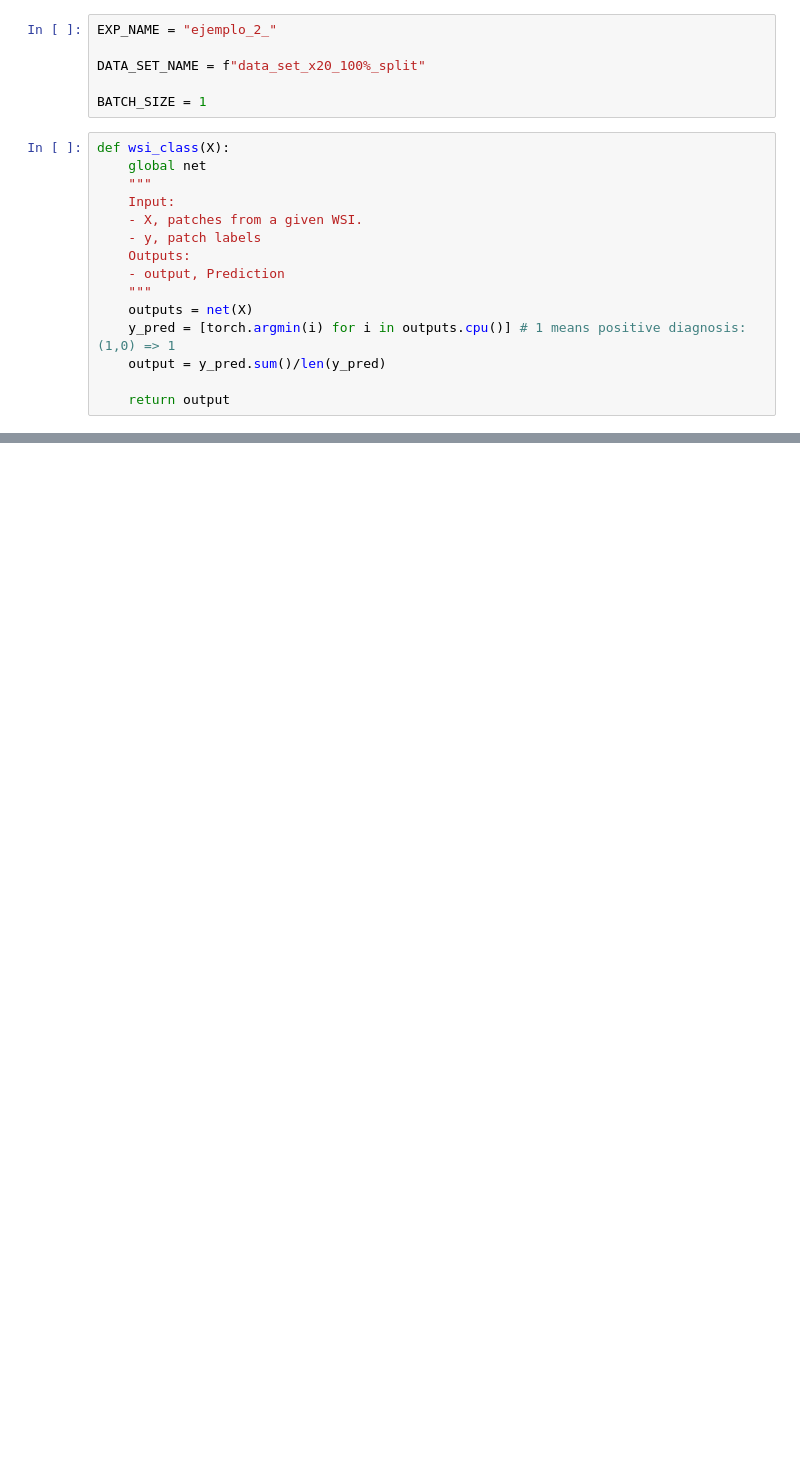
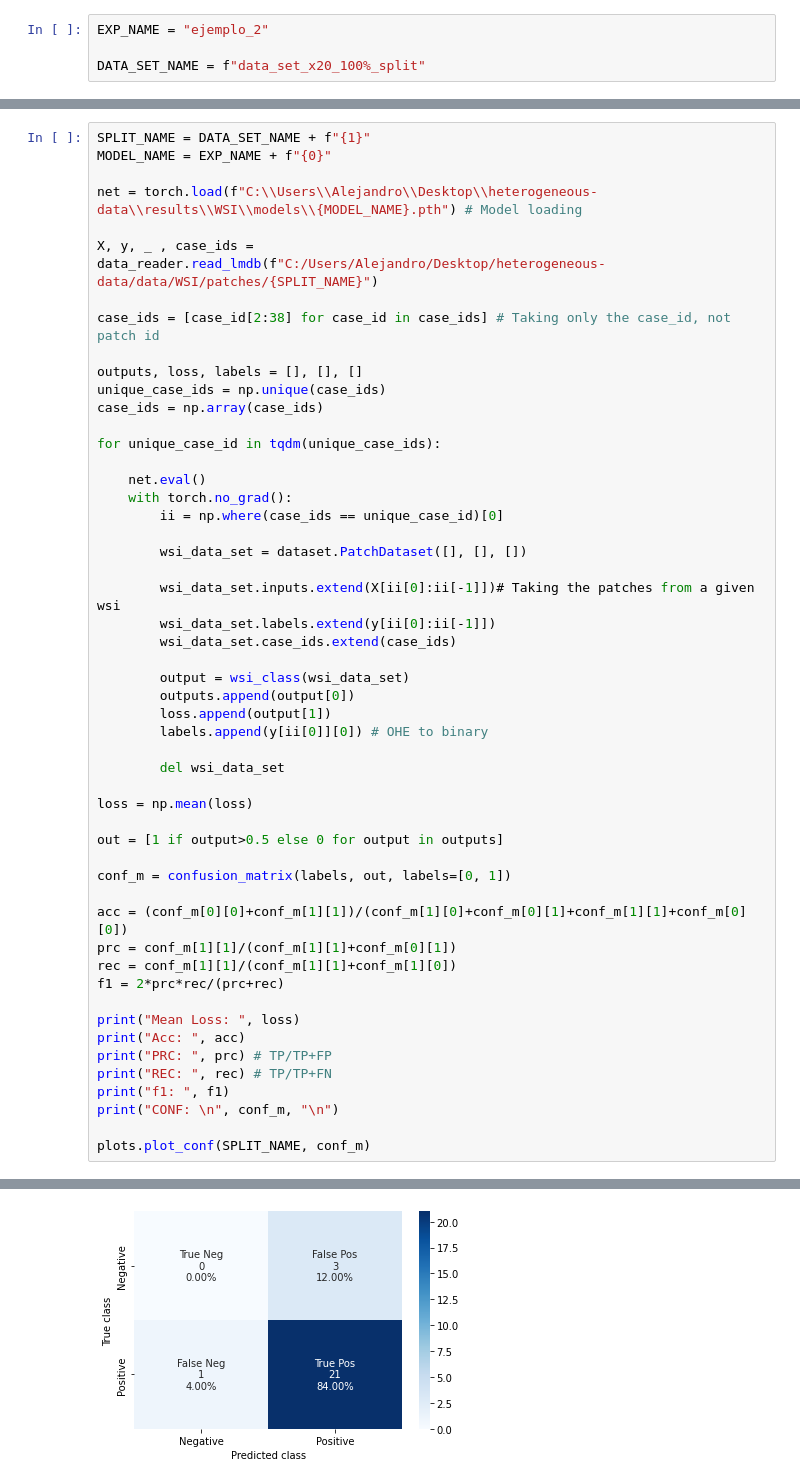
Before and after one commit to alejandroborj/heterogeneous-data, a Jupyter notebook: code/WSI/pred_WSI.ipynb, the cells around one changed output, grey strips where cells are left out. Drawn from its saved outputs; the diff is of its cells as text; blank space fills up the shorter version.

Commit message:
Started changing code for case-wise classification

```diff
--- a/code/WSI/pred_WSI.ipynb
+++ b/code/WSI/pred_WSI.ipynb
@@ -8,21 +27,4 @@ from torch.utils.data import DataLoader
 # %%
-EXP_NAME = "ejemplo_2_"
+EXP_NAME = "ejemplo_2"
 
 DATA_SET_NAME = f"data_set_x20_100%_split"
-
-BATCH_SIZE = 1
-# %%
-def wsi_class(X):
-    global net
-    """
-    Input:
-    - X, patches from a given WSI.
-    - y, patch labels
-    Outputs:
-    - output, Prediction
-    """
-    outputs = net(X)
-    y_pred = [torch.argmin(i) for i in outputs.cpu()] # 1 means positive diagnosis: (1,0) => 1
-    output = y_pred.sum()/len(y_pred)
-
-    return output
@@ -65,0 +66,53 @@ def test_wsi():
+# %%
+SPLIT_NAME = DATA_SET_NAME + f"{1}"
+MODEL_NAME = EXP_NAME + f"{0}"
+
+net = torch.load(f"C:\\Users\\Alejandro\\Desktop\\heterogeneous-data\\results\\WSI\\models\\{MODEL_NAME}.pth") # Model loading
+
+X, y, _ , case_ids = data_reader.read_lmdb(f"C:/Users/Alejandro/Desktop/heterogeneous-data/data/WSI/patches/{SPLIT_NAME}")
+
+case_ids = [case_id[2:38] for case_id in case_ids] # Taking only the case_id, not patch id
+
+outputs, loss, labels = [], [], []
+unique_case_ids = np.unique(case_ids)
+case_ids = np.array(case_ids)
+
+for unique_case_id in tqdm(unique_case_ids):
+
+    net.eval()
+    with torch.no_grad():
+        ii = np.where(case_ids == unique_case_id)[0]
+
+        wsi_data_set = dataset.PatchDataset([], [], [])
+
+        wsi_data_set.inputs.extend(X[ii[0]:ii[-1]])# Taking the patches from a given wsi
+        wsi_data_set.labels.extend(y[ii[0]:ii[-1]])
+        wsi_data_set.case_ids.extend(case_ids)
+
+        output = wsi_class(wsi_data_set)
+        outputs.append(output[0])
+        loss.append(output[1])
+        labels.append(y[ii[0]][0]) # OHE to binary
+
+        del wsi_data_set
+
+loss = np.mean(loss)
+
+out = [1 if output>0.5 else 0 for output in outputs]
+
+conf_m = confusion_matrix(labels, out, labels=[0, 1])
+
+acc = (conf_m[0][0]+conf_m[1][1])/(conf_m[1][0]+conf_m[0][1]+conf_m[1][1]+conf_m[0][0])
+prc = conf_m[1][1]/(conf_m[1][1]+conf_m[0][1])
+rec = conf_m[1][1]/(conf_m[1][1]+conf_m[1][0])
+f1 = 2*prc*rec/(prc+rec)
+
+print("Mean Loss: ", loss)
+print("Acc: ", acc)
+print("PRC: ", prc) # TP/TP+FP
+print("REC: ", rec) # TP/TP+FN
+print("f1: ", f1)
+print("CONF: \n", conf_m, "\n")
+
+plots.plot_conf(SPLIT_NAME, conf_m)
+# %% [output]
@@ -65,0 +128 @@ def test_wsi():
+[figure, added]
```
Also changed, not shown: parts of 20 cells of this notebook, 16 other files.
